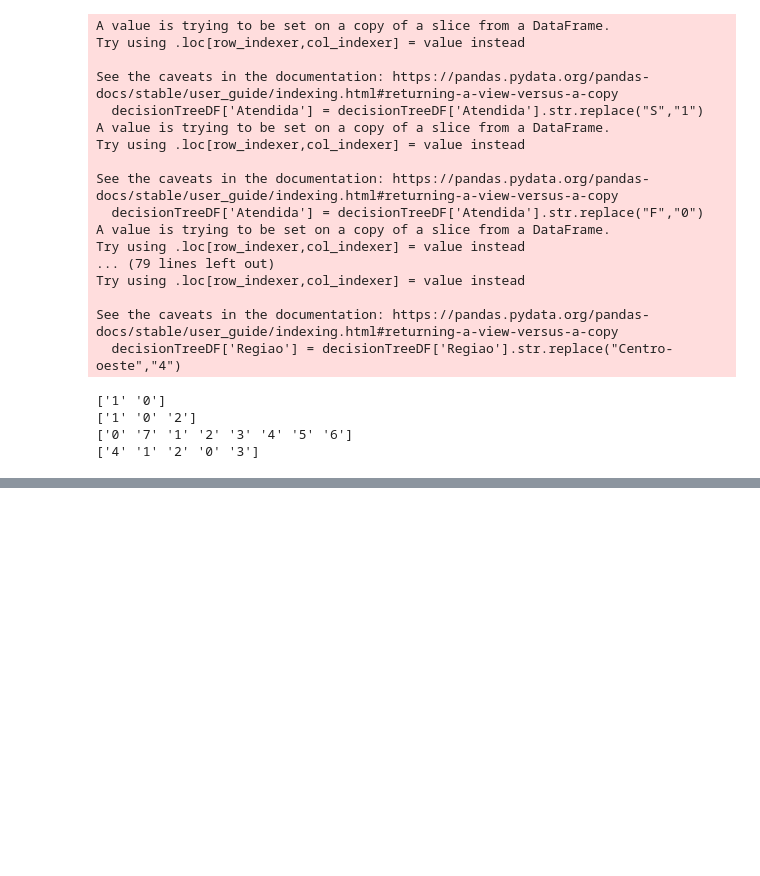
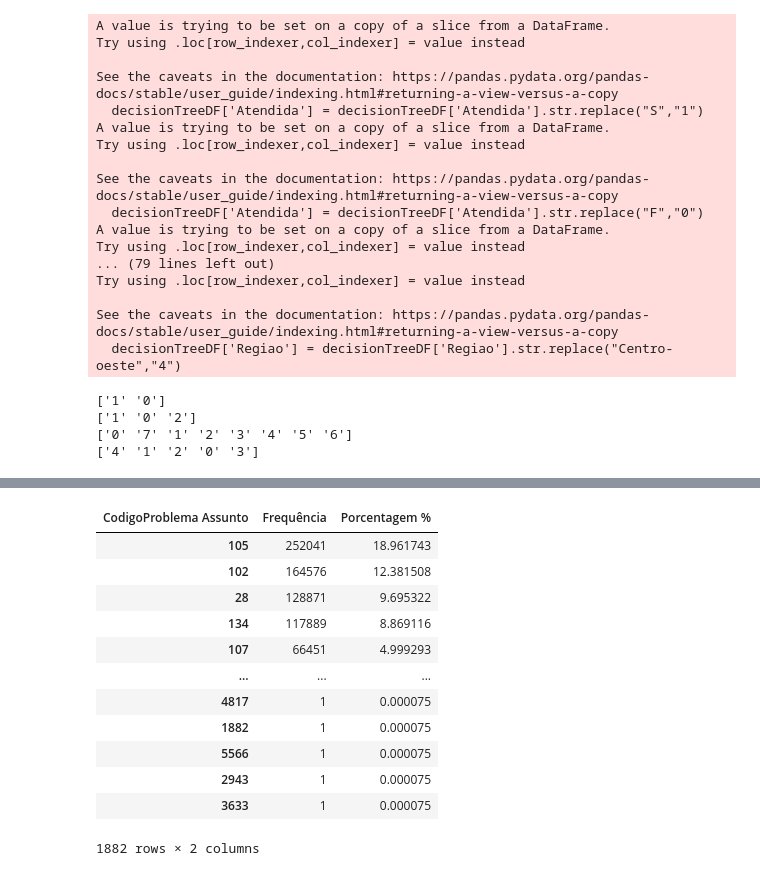
Before and after one commit to FabioVCoelho/Univali, a Jupyter notebook: TCC/src/proconDataset.ipynb, the cells around one changed output, grey strips where cells are left out. Saved outputs shown, nothing was run; the diff lists cells and outputs as text; code cells hidden in the pictures; blank space fills up the shorter version.

```diff
--- a/TCC/src/proconDataset.ipynb
+++ b/TCC/src/proconDataset.ipynb
@@ -798,0 +929,22 @@ Image(graph.create_png())
+# %%
+joinDF['CodigoProblema'].value_counts()
+joinDF['CodigoProblema'].value_counts(normalize=True) * 100
+frequencia = joinDF['CodigoProblema'].value_counts()
+percentual = joinDF['CodigoProblema'].value_counts(normalize=True) * 100
+dist_freq_qualitativas = pd.DataFrame({'Frequência': frequencia, 'Porcentagem %': percentual})
+dist_freq_qualitativas.rename_axis('CodigoProblema Assunto', axis='columns', inplace=True)
+dist_freq_qualitativas
+# %% [output]
+| CodigoProblema Assunto | Frequência | Porcentagem % |
+| 105 | 252041 | 18.961743 |
+| 102 | 164576 | 12.381508 |
+| 28 | 128871 | 9.695322 |
+| 134 | 117889 | 8.869116 |
+| 107 | 66451 | 4.999293 |
+| ... | ... | ... |
+| 4817 | 1 | 0.000075 |
+| 1882 | 1 | 0.000075 |
+| 5566 | 1 | 0.000075 |
+| 2943 | 1 | 0.000075 |
+| 3633 | 1 | 0.000075 |
+1882 rows × 2 columns
```
Also changed, not shown: parts of 31 cells of this notebook, 2 other files.
